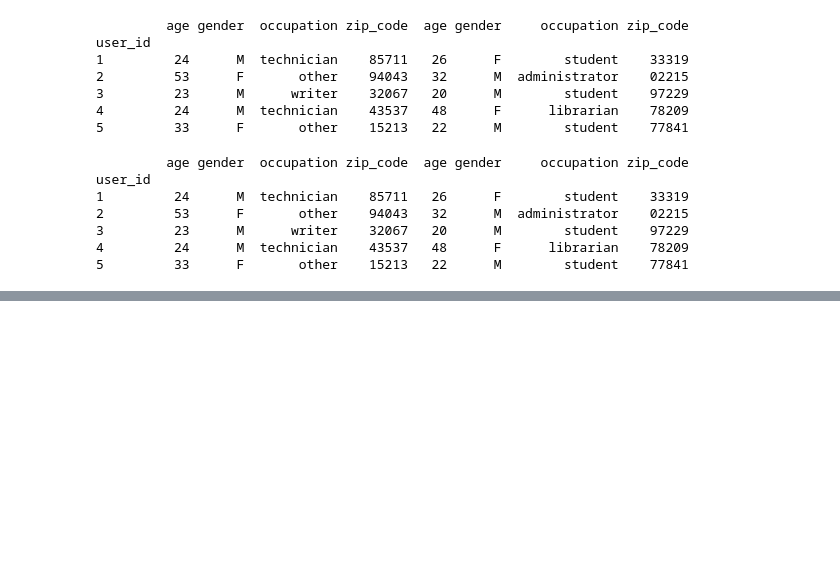
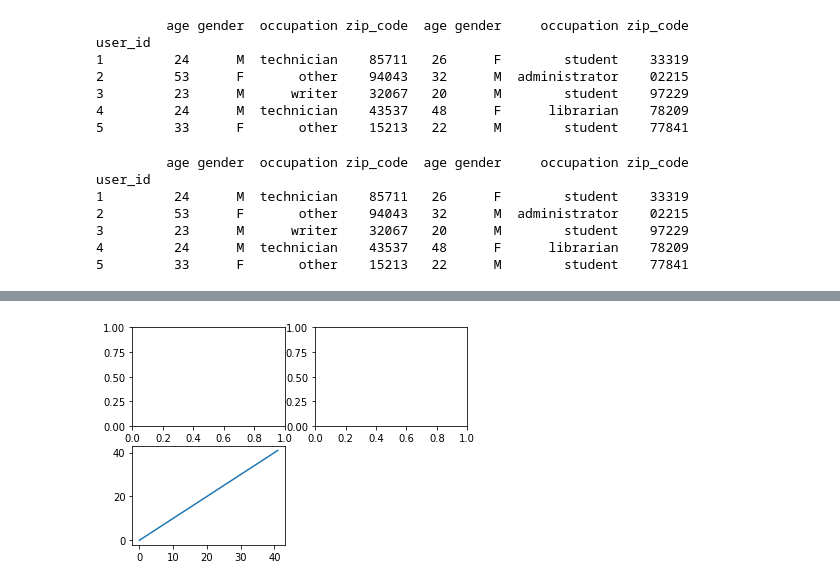
Before and after one commit to fpinell/hands_on_python_for_ds, a Jupyter notebook: notebooks/Lecture_01_Pandas_Matplotlib_.ipynb, the cells around one changed output, grey strips where cells are left out. Cells and saved outputs as stored; diff of their text form; code cells hidden in the pictures; blank space fills up the shorter version.

```diff
--- a/notebooks/Lecture_01_Pandas_Matplotlib_.ipynb
+++ b/notebooks/Lecture_01_Pandas_Matplotlib_.ipynb
@@ -3836,0 +3904,16 @@ user_id
+# %%
+"""
+If we issue a plt.plot command, matplotlib will draw on the last figure and subplot used
+(creating one if necessary), thus hiding the figure and subplot creation
+"""
+# Create a Figure object
+fig = plt.figure()
+# Add a 2x2 subplot and selecting the 1st one (numbering starts from 1)
+ax1 = fig.add_subplot(2, 2, 1)
+# Add a 2x2 subplot and selecting the 2nd one
+ax2 = fig.add_subplot(2, 2, 2)
+# Add a 2x2 subplot and selecting the 3rd one
+ax3 = fig.add_subplot(2, 2, 3)
+_ = plt.plot(np.arange(42))
+# %% [output]
+[figure, added]
```
Also changed, not shown: parts of 52 cells of this notebook.
